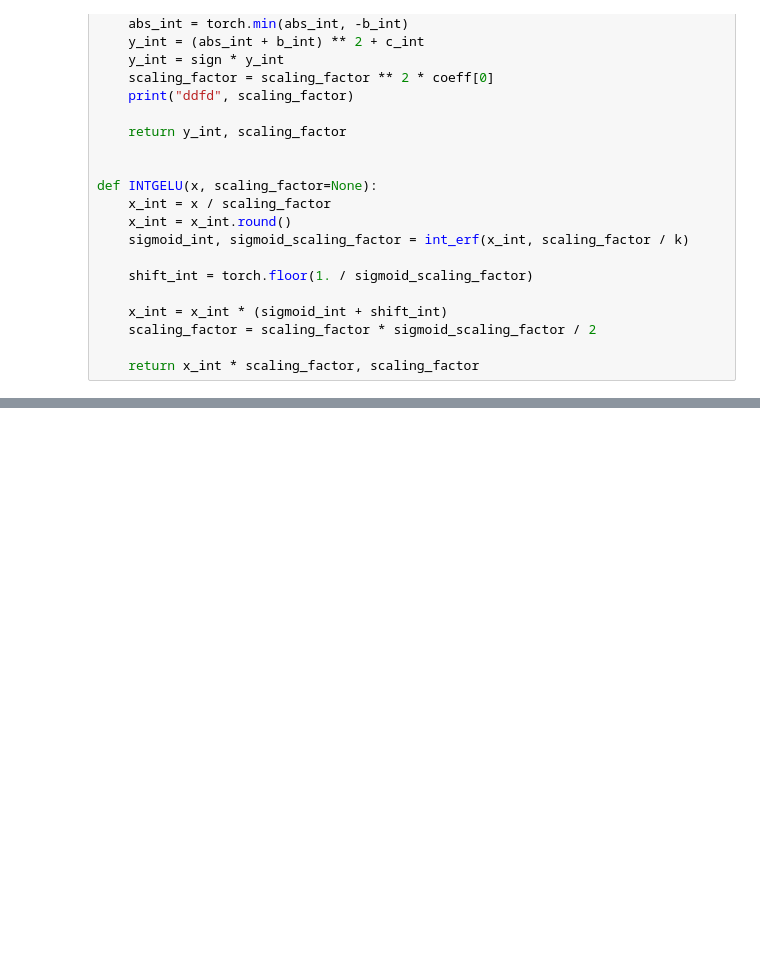
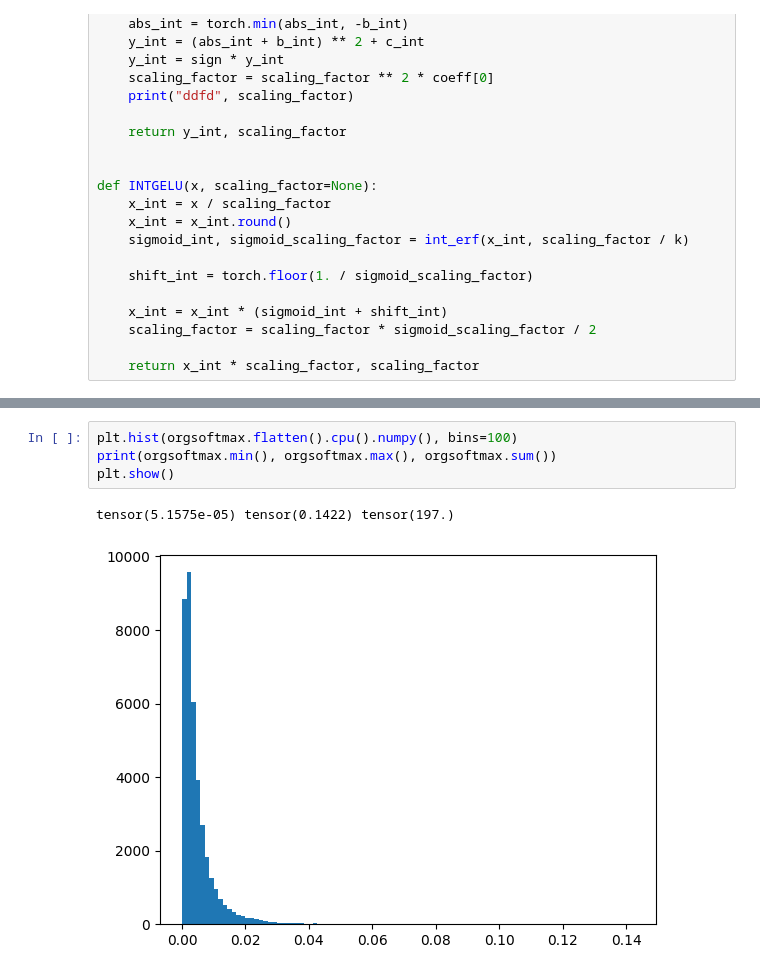
Before and after one commit to jiho264/myQuantTF, a Jupyter notebook: prac/int_gelu.ipynb, the cells around one changed output, grey strips where cells are left out. Drawn from its saved outputs; the diff is of its cells as text; blank space fills up the shorter version.

```diff
--- a/prac/int_gelu.ipynb
+++ b/prac/int_gelu.ipynb
@@ -147,0 +224,7 @@ tensor(True)
+# %%
+plt.hist(orgsoftmax.flatten().cpu().numpy(), bins=100)
+print(orgsoftmax.min(), orgsoftmax.max(), orgsoftmax.sum())
+plt.show()
+# %% [output]
+tensor(5.1575e-05) tensor(0.1422) tensor(197.)
+[figure, added]
```
Also changed, not shown: parts of 6 cells of this notebook, 3 other files.
